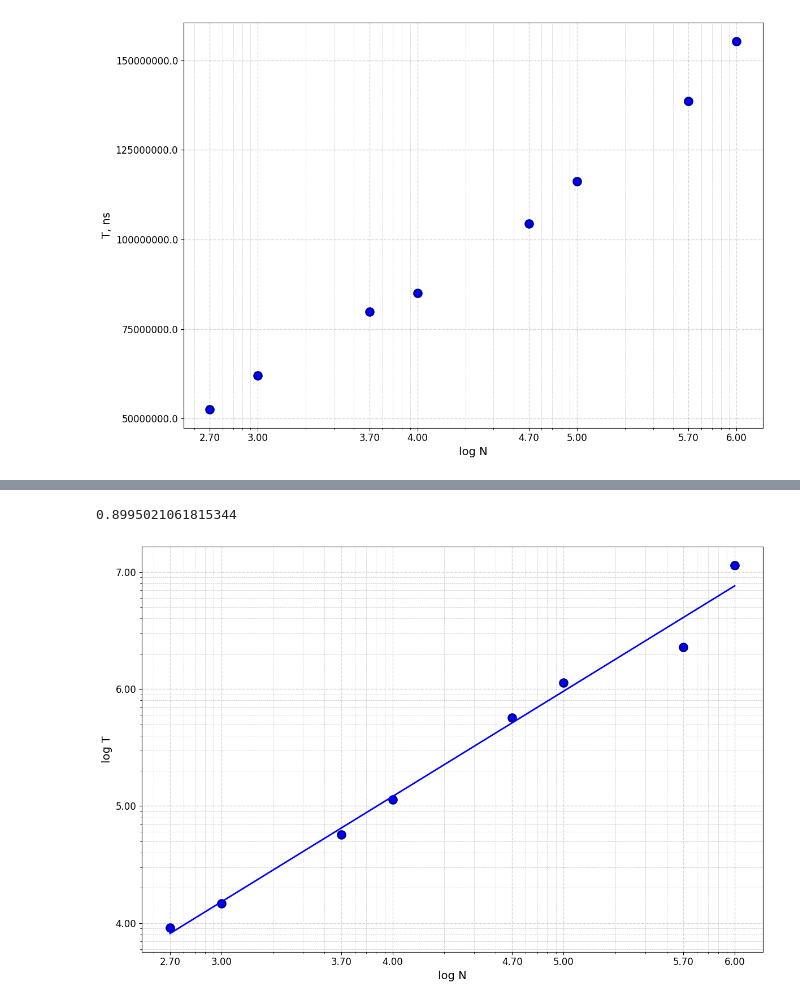
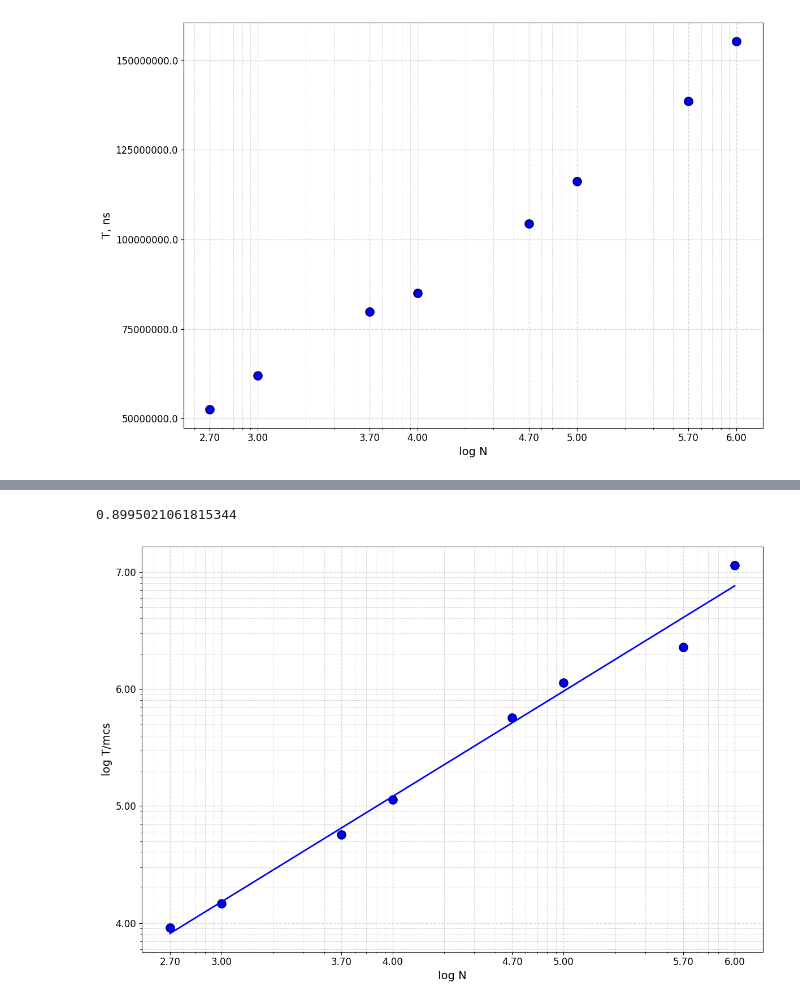
Before and after one commit to ak4235920/laboratory-mipt-2026-cpp, a Jupyter notebook: lab01/code/graphs.ipynb, the cells around one changed output, grey strips where cells are left out. Drawn from its saved outputs; the diff is of its cells as text; code cells hidden in the pictures.

```diff
--- a/lab01/code/graphs.ipynb
+++ b/lab01/code/graphs.ipynb
@@ -112,35 +111,35 @@ import matplotlib.pyplot as plt
 import numpy as np
 
 x = np.array([500, 1000, 5000, 10000, 50000, 100000, 500000, 1000000])
 y = np.array([9164, 14675, 57212, 113879, 568203, 1136349, 2288376, 11436647])
 plt.figure(figsize=(12, 8))
 plt.plot(x, y, 'bo', markersize=10, markeredgewidth=2, markeredgecolor='darkblue')
 plt.xscale('log')
 plt.yscale('log')
 log_x = np.log10(x)
 log_y = np.log10(y)
 coeffs = np.polyfit(log_x, log_y, 1)
 k, b = coeffs
 plt.xlabel('log N', fontsize=14)
-plt.ylabel('log T', fontsize=14)
+plt.ylabel('log T/mcs', fontsize=14)
 custom_xticks = [500, 1000, 5000, 10000, 50000, 100000, 500000, 1000000]
 custom_xtick_labels = [f'{np.log10(val):.2f}' for val in custom_xticks]
 plt.xticks(custom_xticks, custom_xtick_labels, fontsize=12)
 custom_yticks = [1e4, 1e5, 1e6, 1e7]
 custom_ytick_labels = [f'{np.log10(val):.2f}' for val in custom_yticks]
 plt.yticks(custom_yticks, custom_ytick_labels, fontsize=12)
 plt.grid(True, which='both', linestyle='--', linewidth=0.5, alpha=0.7)
 plt.grid(True, which='major', linewidth=1, alpha=0.5)
 print(k)
 x_fit = np.logspace(np.log10(min(x)), np.log10(max(x)), 100)
 y_fit = 10**b * x_fit**k
 plt.plot(x_fit, y_fit, 'b-', linewidth=2)
 plt.tight_layout()
 plt.savefig('2.advanced.pdf', bbox_inches='tight', facecolor='white')
 plt.show()
 # %% [output]
 0.8995021061815344
-[figure, old version]
+[figure, new version]
 # %%
 #C
 import matplotlib.pyplot as plt
```
Also changed, not shown: parts of 8 cells of this notebook.
